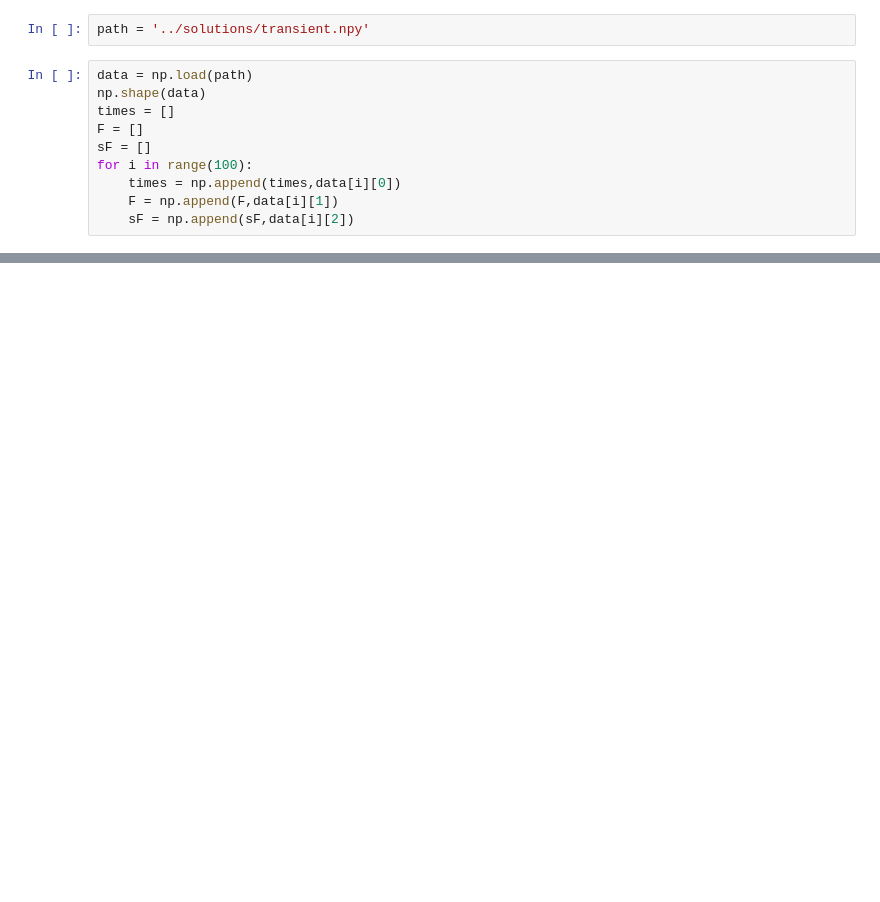
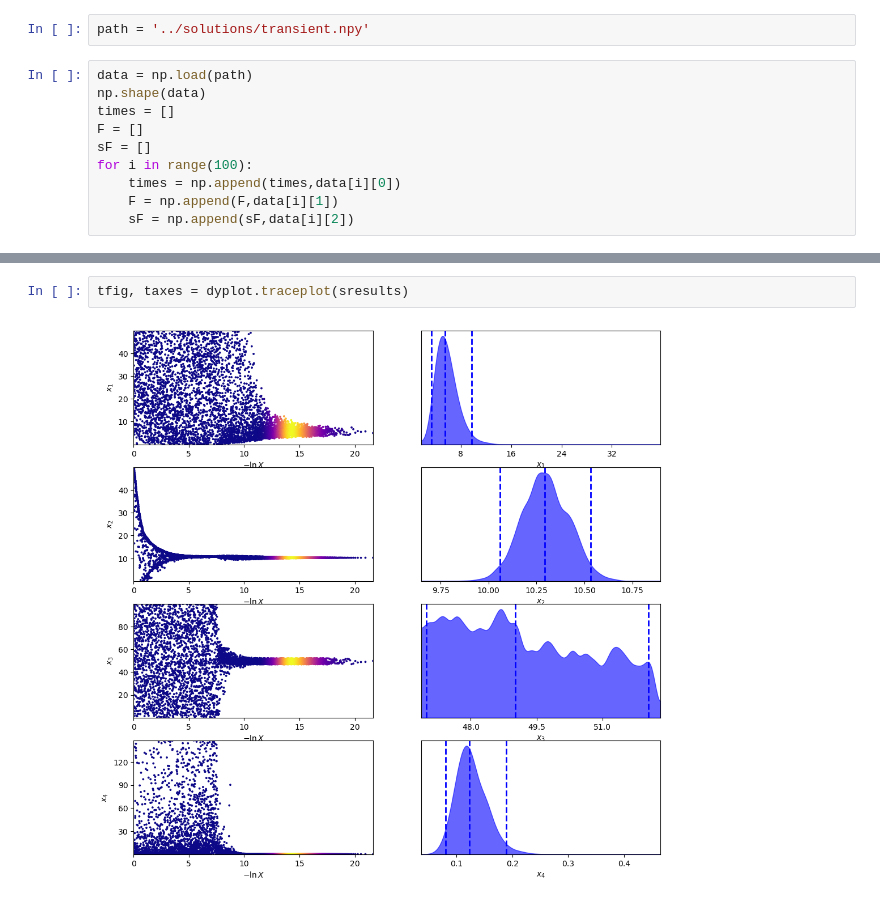
Before and after one commit to ebianchi803/astrostatistics_bicocca_2026, a Jupyter notebook: working/L12.ipynb, the cells around one changed output, grey strips where cells are left out. Saved outputs shown, nothing was run; the diff lists cells and outputs as text; blank space fills up the shorter version.

```diff
--- a/working/L12.ipynb
+++ b/working/L12.ipynb
@@ -84,0 +87,4 @@ ValueError: too many values to unpack (expected 4)
+# %%
+tfig, taxes = dyplot.traceplot(sresults)
+# %% [output]
+[figure, added]
```
Also changed, not shown: parts of 20 cells of this notebook.
